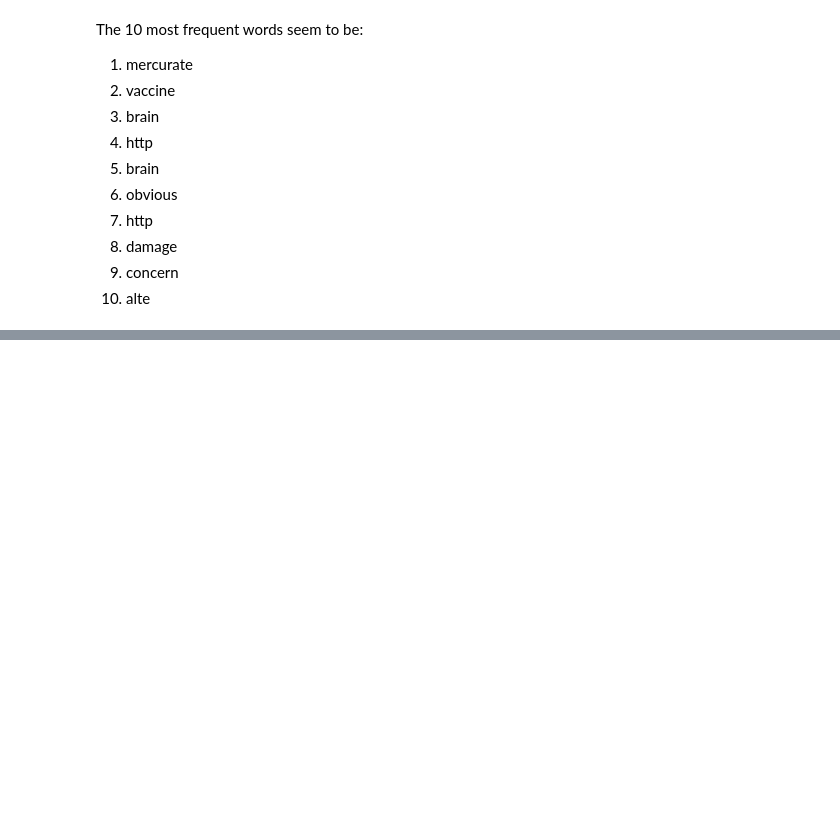
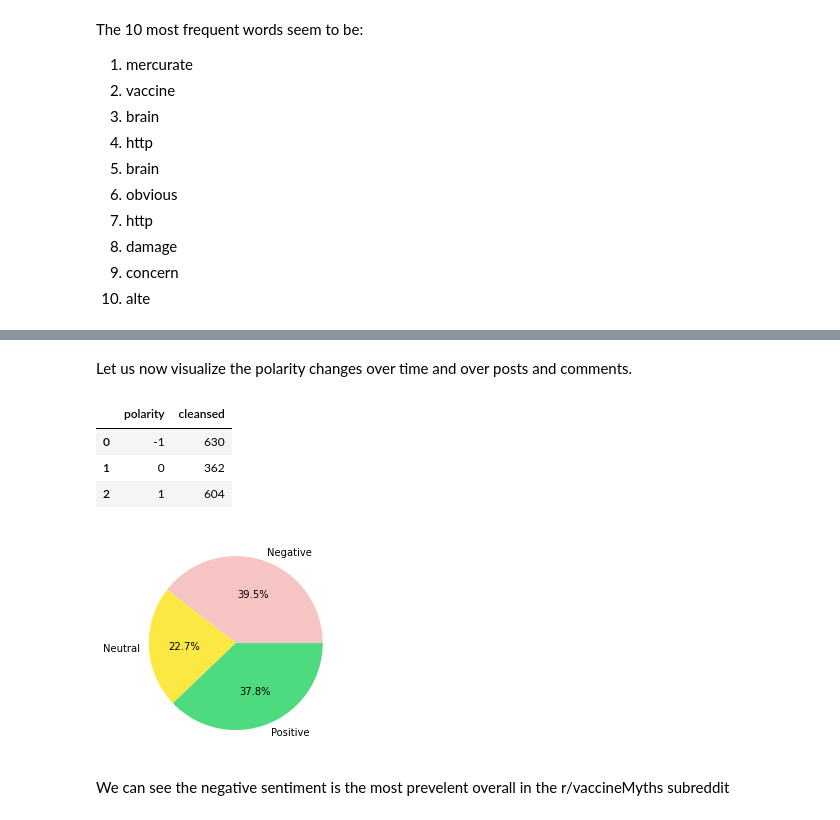
Before and after one commit to sristishree/RedditVaccineMyth, a Jupyter notebook: reddit-vaccine-myth-sentiment-analysis.ipynb, the cells around one changed output, grey strips where cells are left out. Drawn from its saved outputs; the diff is of its cells as text; code cells hidden in the pictures; blank space fills up the shorter version.

Commit message:
Sentiment Analysis using NLTK

```diff
--- a/reddit-vaccine-myth-sentiment-analysis.ipynb
+++ b/reddit-vaccine-myth-sentiment-analysis.ipynb
@@ -360,0 +370,6 @@ def stemmer_lemmatizer(df):
+# %%
+#replace misspelled words
+
+df['cleansed'] = df['body'] + df['title']
+for i, row in df.iterrows():
+    df['cleansed'][i] = ' '.join([word for word in row['cleansed']])
@@ -360,0 +387,7 @@ def stemmer_lemmatizer(df):
+# %%
+from nltk.sentiment.vader import SentimentIntensityAnalyzer
+sid = SentimentIntensityAnalyzer()
+# %%
+df['polarity_scores'] = df['cleansed'].map(lambda x: sid.polarity_scores(x))
+df['compound_score'] = df['polarity_scores'].map(lambda x: x['compound'])
+df['polarity'] = df['polarity_scores'].map(lambda x: 1 if x['compound'] > 0 else (0 if x['compound'] == 0 else -1))
@@ -360,0 +409,20 @@ def stemmer_lemmatizer(df):
+# %% [markdown]
+Let us now visualize the polarity changes over time and over posts and comments.
+# %%
+polarity_group = df[['cleansed', 'polarity']].groupby('polarity', as_index=False).count()
+# %%
+polarity_group
+# %% [output]
+|  | polarity | cleansed |
+| 0 | -1 | 630 |
+| 1 | 0 | 362 |
+| 2 | 1 | 604 |
+# %%
+colors = [ "#f7c4c4", "#fbe843", "#4eda7f"]
+labels = ['Negative', 'Neutral', 'Positive']
+plt.pie(polarity_group['cleansed'], labels = labels, colors = colors, autopct='%1.1f%%')
+plt.show()
+# %% [output]
+[figure, added]
+# %% [markdown]
+We can see the negative sentiment is the most prevelent overall in the r/vaccineMyths subreddit
```
Also changed, not shown: parts of 13 cells of this notebook.
